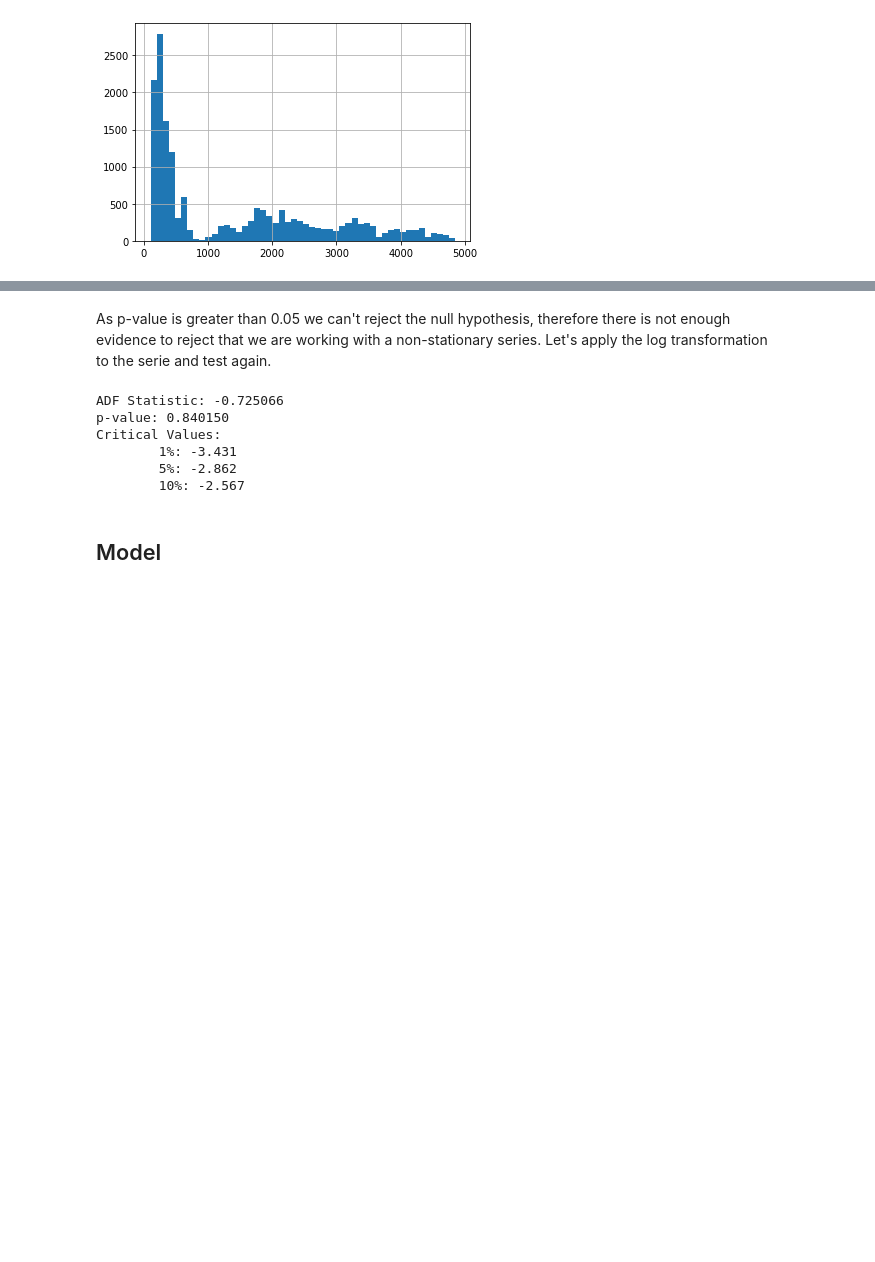
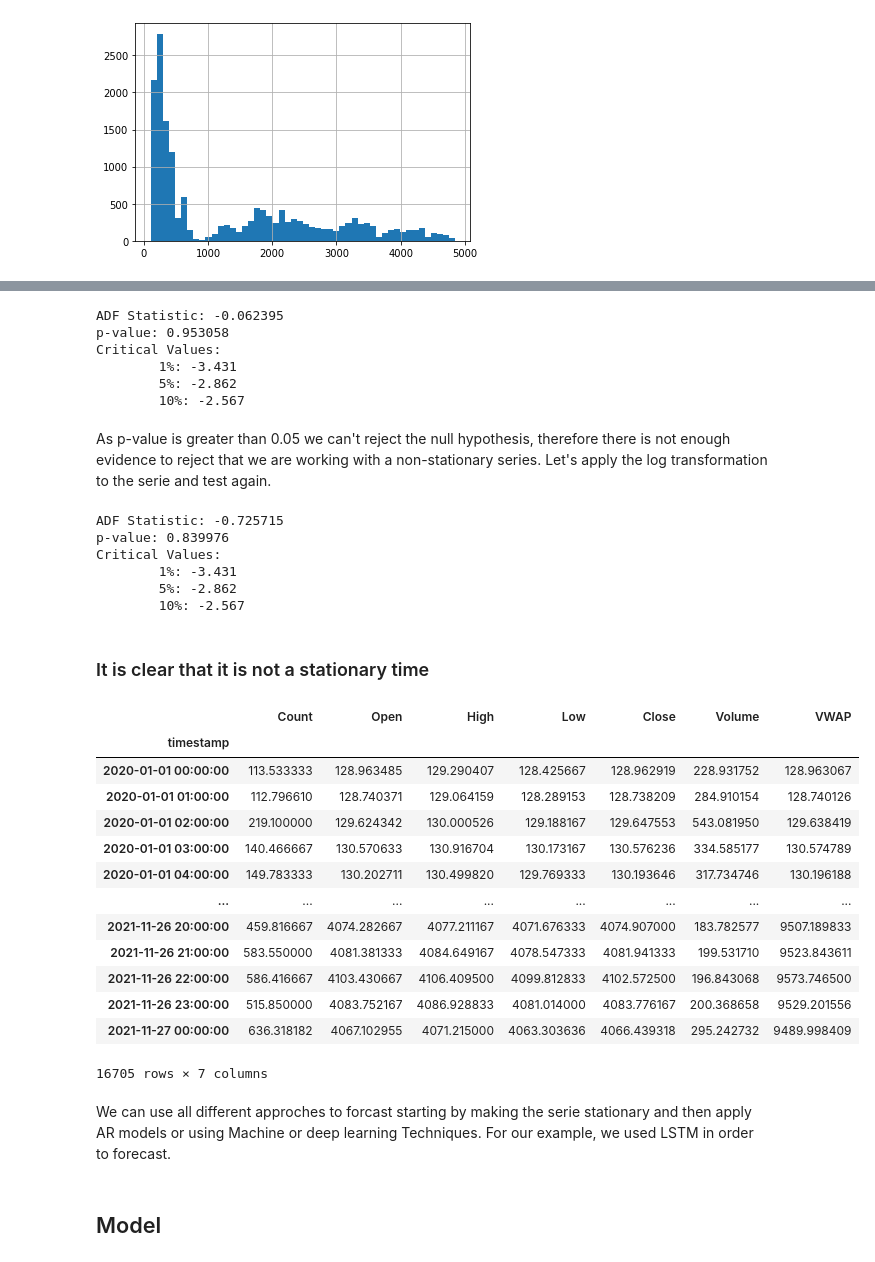
Before and after one commit to ismail51998/etherium_forecast_time_series_project, a Jupyter notebook: TimeSeriesNotebook.ipynb, the cells around one changed output, grey strips where cells are left out. Drawn from its saved outputs; the diff is of its cells as text; code cells hidden in the pictures; blank space fills up the shorter version.

```diff
--- a/TimeSeriesNotebook.ipynb
+++ b/TimeSeriesNotebook.ipynb
@@ -191,0 +53,2 @@ DF_used_minute
+# %%
+DF.drop(["timestamp","Asset_ID","Asset_Name","Weight","Unnamed: 0","Target"],axis=1,inplace=True)
@@ -191,0 +73,2 @@ DF_used_minute
+# %%
+DF_hourly =DF.resample('60min', label='right').mean()
@@ -191,0 +90,2 @@ DF_used_minute
+# %%
+DF_hourly=DF_hourly.interpolate(limit_direction="forward")
@@ -192,3 +114,5 @@ DF_used_minute
 # %% [markdown]
 # hourly
+# %%
+DF_hourly= DF_hourly.loc["2020":]
 # %% [markdown]
@@ -285,17 +172,42 @@ Critical Values:
+# %%
+dickey_fuller(DF_hourly['Close'])
+# %% [output]
+ADF Statistic: -0.062395
+p-value: 0.953058
+Critical Values:
+        1%: -3.431
+        5%: -2.862
+        10%: -2.567
 # %% [markdown]
 As p-value is greater than 0.05 we can't  reject the null hypothesis, therefore there is not enough evidence to reject that we are working with a non-stationary series. Let's apply the log transformation to the serie and test again.
-# %%
-
-result = adfuller(log(DF_used_minute['High']))
-print('ADF Statistic: %f' % result[0])
-print('p-value: %f' % result[1])
-print('Critical Values:')
-for key, value in result[4].items():
-    print('\t%s: %.3f' % (key, value))
-# %% [output]
-ADF Statistic: -0.725066
-p-value: 0.840150
-Critical Values:
-        1%: -3.431
-        5%: -2.862
-        10%: -2.567
+# %%
+dickey_fuller(log(DF_hourly['Close']))
+# %% [output]
+ADF Statistic: -0.725715
+p-value: 0.839976
+Critical Values:
+        1%: -3.431
+        5%: -2.862
+        10%: -2.567
+# %% [markdown]
+### It is clear that it is not a stationary time
+# %%
+DF_hourly
+# %% [output]
+|  | Count | Open | High | Low | Close | Volume | VWAP |
+| timestamp |  |  |  |  |  |  |  |
+| 2020-01-01 00:00:00 | 113.533333 | 128.963485 | 129.290407 | 128.425667 | 128.962919 | 228.931752 | 128.963067 |
+| 2020-01-01 01:00:00 | 112.796610 | 128.740371 | 129.064159 | 128.289153 | 128.738209 | 284.910154 | 128.740126 |
+| 2020-01-01 02:00:00 | 219.100000 | 129.624342 | 130.000526 | 129.188167 | 129.647553 | 543.081950 | 129.638419 |
+| 2020-01-01 03:00:00 | 140.466667 | 130.570633 | 130.916704 | 130.173167 | 130.576236 | 334.585177 | 130.574789 |
+| 2020-01-01 04:00:00 | 149.783333 | 130.202711 | 130.499820 | 129.769333 | 130.193646 | 317.734746 | 130.196188 |
+| ... | ... | ... | ... | ... | ... | ... | ... |
+| 2021-11-26 20:00:00 | 459.816667 | 4074.282667 | 4077.211167 | 4071.676333 | 4074.907000 | 183.782577 | 9507.189833 |
+| 2021-11-26 21:00:00 | 583.550000 | 4081.381333 | 4084.649167 | 4078.547333 | 4081.941333 | 199.531710 | 9523.843611 |
+| 2021-11-26 22:00:00 | 586.416667 | 4103.430667 | 4106.409500 | 4099.812833 | 4102.572500 | 196.843068 | 9573.746500 |
+| 2021-11-26 23:00:00 | 515.850000 | 4083.752167 | 4086.928833 | 4081.014000 | 4083.776167 | 200.368658 | 9529.201556 |
+| 2021-11-27 00:00:00 | 636.318182 | 4067.102955 | 4071.215000 | 4063.303636 | 4066.439318 | 295.242732 | 9489.998409 |
+16705 rows × 7 columns
+# %% [markdown]
+We can use all different approches to forcast starting by making the serie stationary and then apply AR models or using Machine or deep learning Techniques.
+For our example, we used LSTM in order to forecast.
```
Also changed, not shown: parts of 107 cells of this notebook.
